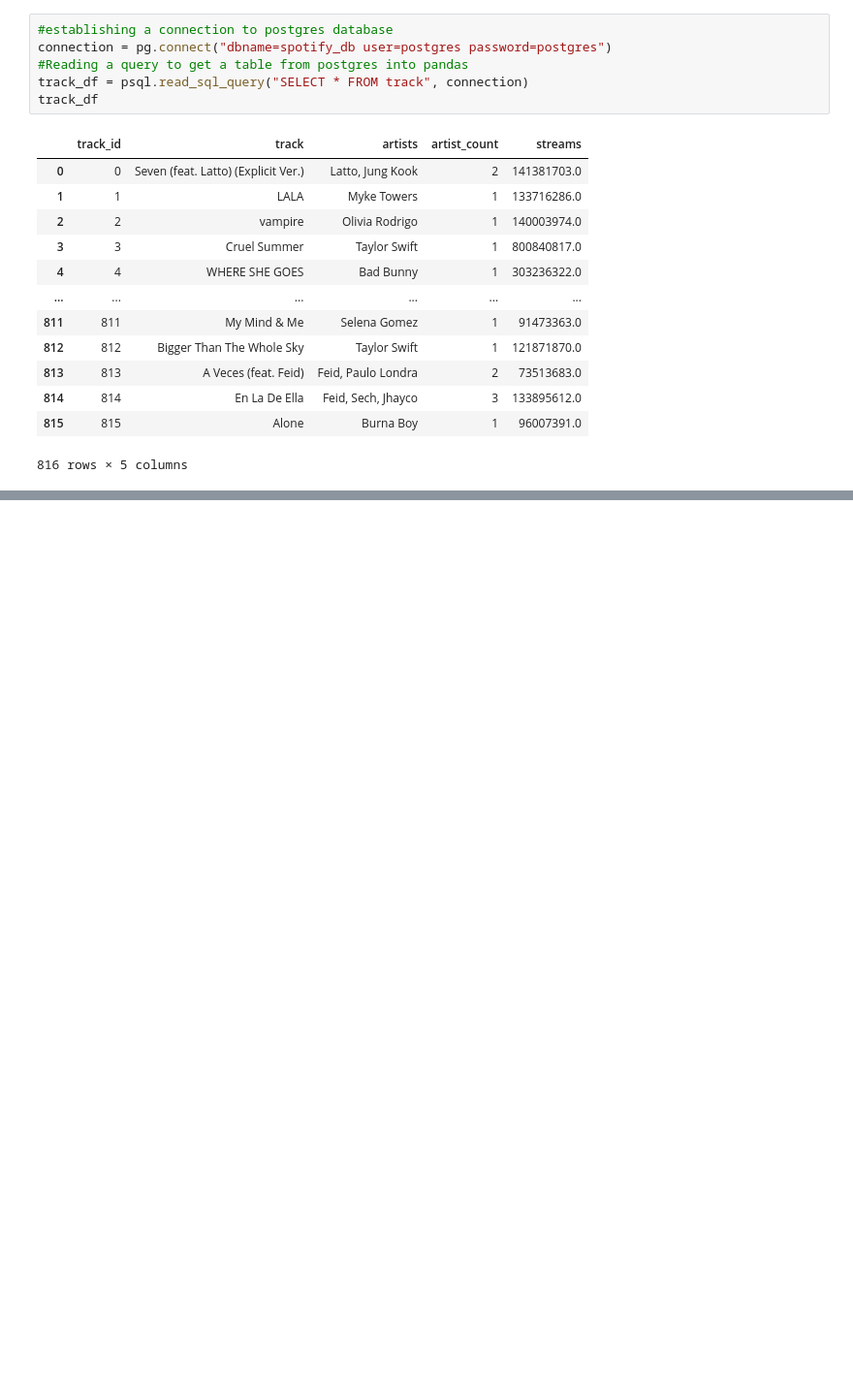
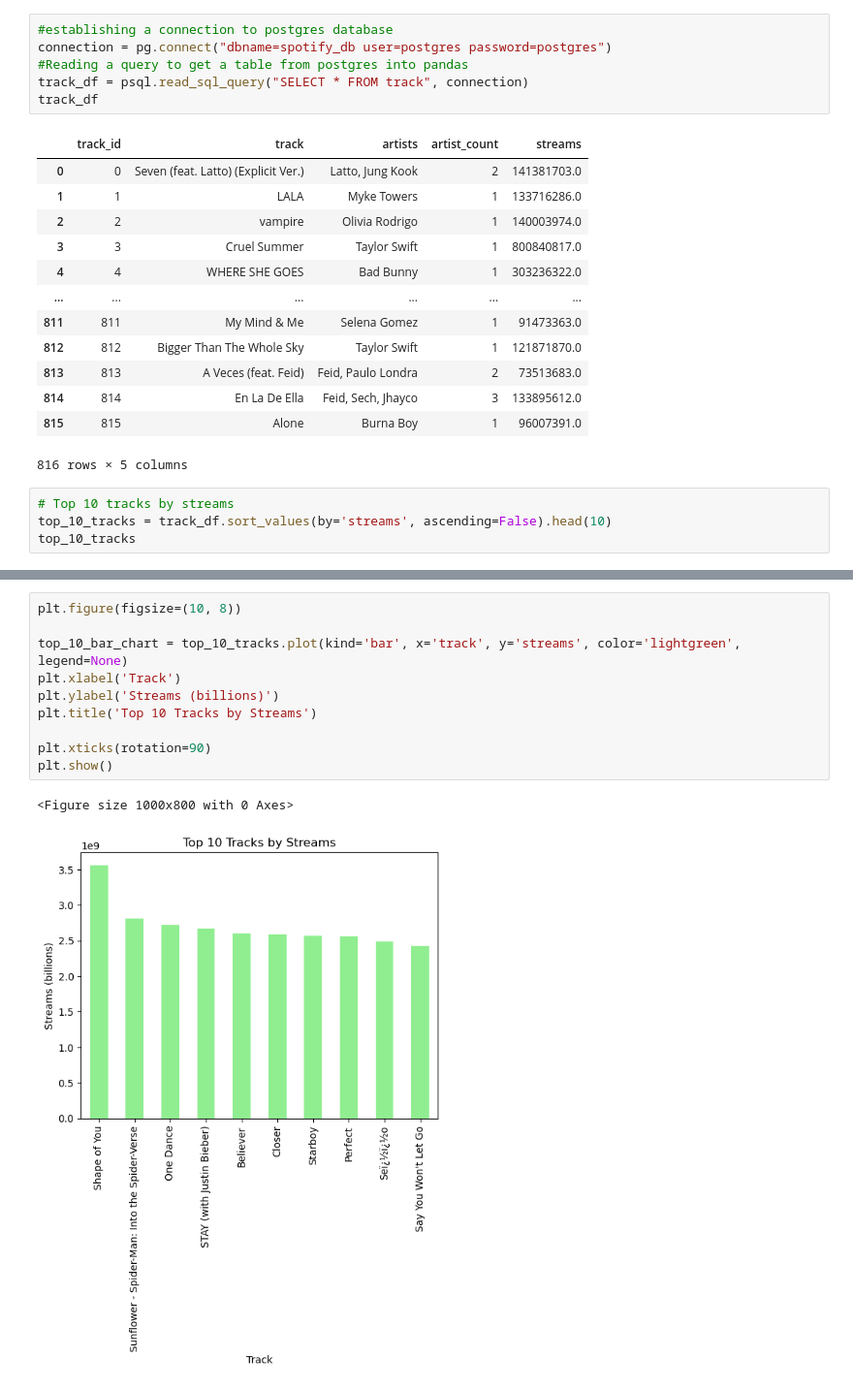
Before and after one commit to DevonNoer/Project-3, a Jupyter notebook: Project-3 Spotify/Code/fetching_data.ipynb, the cells around one changed output, grey strips where cells are left out. Shown at 97% size. Saved outputs shown, nothing was run; the diff lists cells and outputs as text; blank space fills up the shorter version.

Commit message:
Show we can do data manipulation

```diff
--- a/Project-3 Spotify/Code/fetching_data.ipynb
+++ b/Project-3 Spotify/Code/fetching_data.ipynb
@@ -102,3 +104,7 @@ track_df
 | 814 | 814 | En La De Ella | Feid, Sech, Jhayco | 3 | 133895612.0 |
 | 815 | 815 | Alone | Burna Boy | 1 | 96007391.0 |
 816 rows × 5 columns
+# %%
+# Top 10 tracks by streams
+top_10_tracks = track_df.sort_values(by='streams', ascending=False).head(10)
+top_10_tracks
@@ -104,0 +123,13 @@ track_df
+# %%
+plt.figure(figsize=(10, 8))
+
+top_10_bar_chart = top_10_tracks.plot(kind='bar', x='track', y='streams', color='lightgreen', legend=None)
+plt.xlabel('Track')
+plt.ylabel('Streams (billions)')
+plt.title('Top 10 Tracks by Streams')
+
+plt.xticks(rotation=90)
+plt.show()
+# %% [output]
+<Figure size 1000x800 with 0 Axes>
+[figure, added]
```
Also changed, not shown: parts of 4 cells of this notebook.
